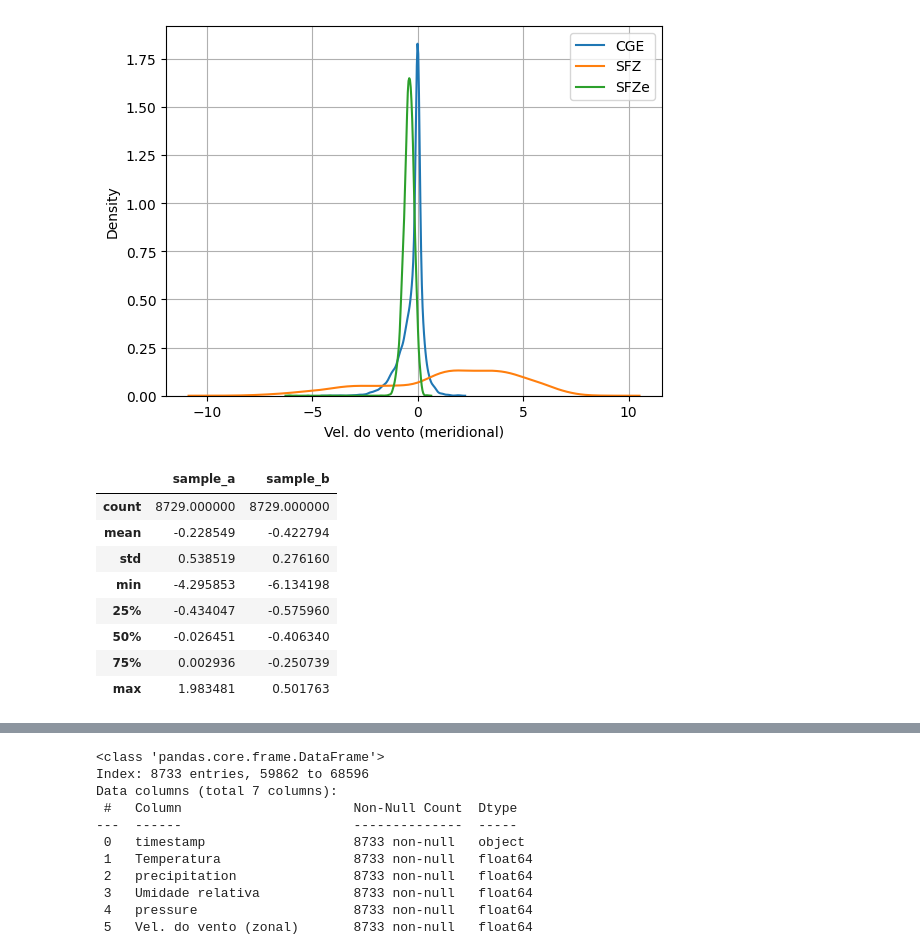
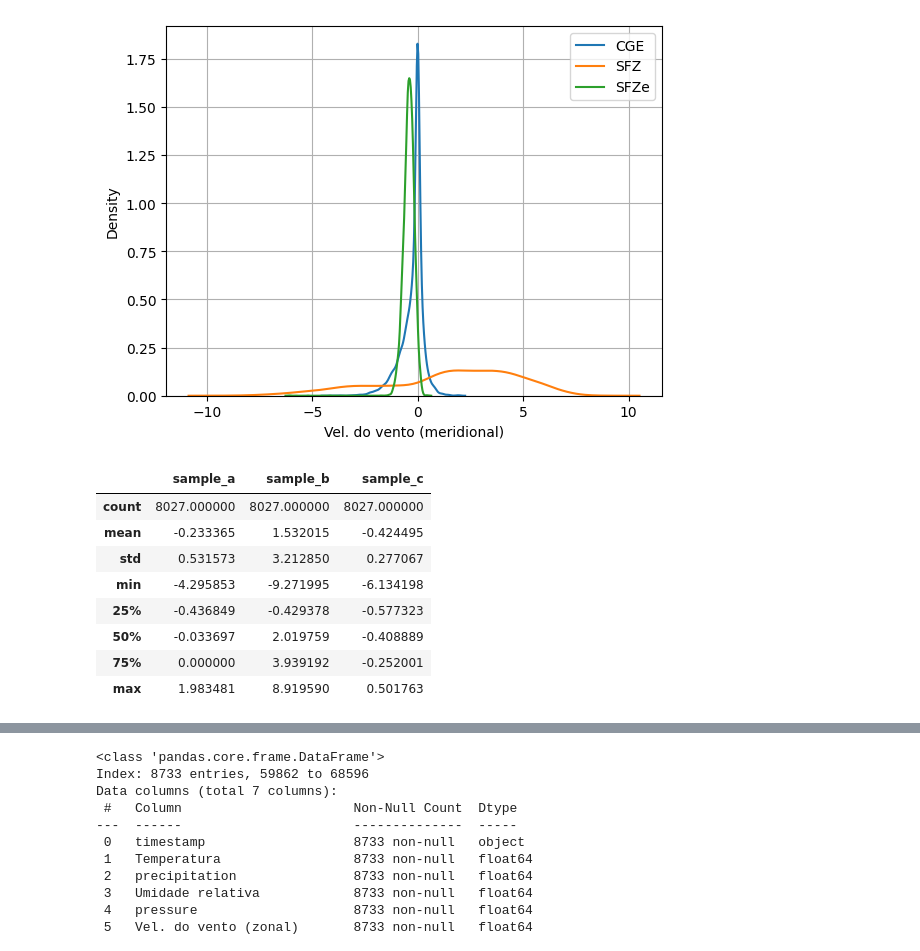
Before and after one commit to plbalmeida/ml-uhi, a Jupyter notebook: notebooks/5.0-iag-data-analysis.ipynb, the cells around one changed output, grey strips where cells are left out. Drawn from its saved outputs; the diff is of its cells as text; code cells hidden in the pictures.

```diff
--- a/notebooks/5.0-iag-data-analysis.ipynb
+++ b/notebooks/5.0-iag-data-analysis.ipynb
@@ -599,17 +599,17 @@ Vel. do vento (meridional): CGE Sé X SFZe
 Mann-Whitney: p-value: 0.0. Samples are different, then reject null hypothesis (H0)
 [figure]
 # %%
-df2.drop("timestamp", axis=1).describe()
+df.drop("timestamp", axis=1).describe()
 # %% [output]
-|  | sample_a | sample_b |
-| count | 8729.000000 | 8729.000000 |
-| mean | -0.228549 | -0.422794 |
-| std | 0.538519 | 0.276160 |
-| min | -4.295853 | -6.134198 |
-| 25% | -0.434047 | -0.575960 |
-| 50% | -0.026451 | -0.406340 |
-| 75% | 0.002936 | -0.250739 |
-| max | 1.983481 | 0.501763 |
+|  | sample_a | sample_b | sample_c |
+| count | 8027.000000 | 8027.000000 | 8027.000000 |
+| mean | -0.233365 | 1.532015 | -0.424495 |
+| std | 0.531573 | 3.212850 | 0.277067 |
+| min | -4.295853 | -9.271995 | -6.134198 |
+| 25% | -0.436849 | -0.429378 | -0.577323 |
+| 50% | -0.033697 | 2.019759 | -0.408889 |
+| 75% | 0.000000 | 3.939192 | -0.252001 |
+| max | 1.983481 | 8.919590 | 0.501763 |
 # %%
 # rural
 for i in ["Temperatura", "Umidade relativa", "Vel. do vento (zonal)", "Vel. do vento (meridional)"]:
```
Also changed, not shown: parts of 2 cells of this notebook.
